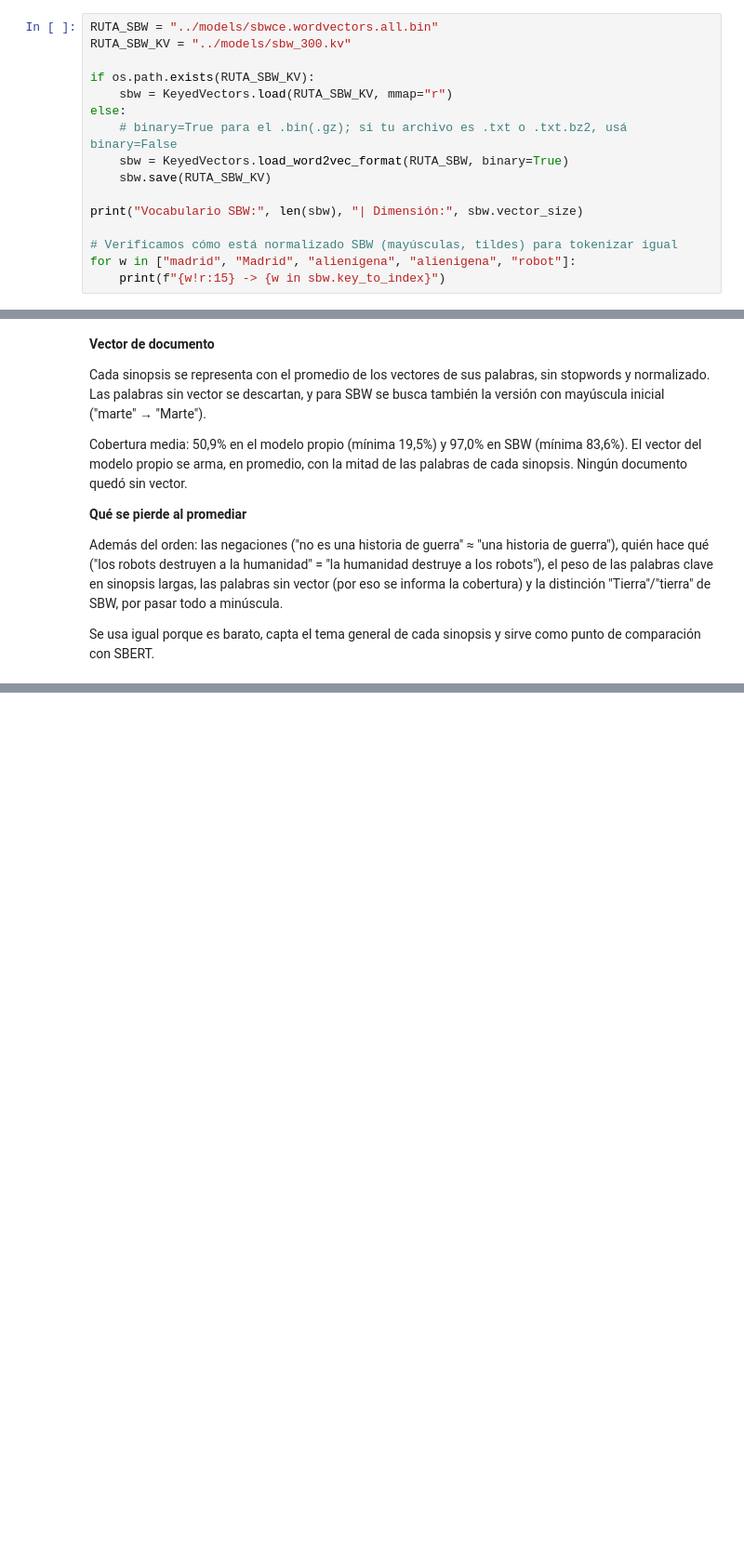
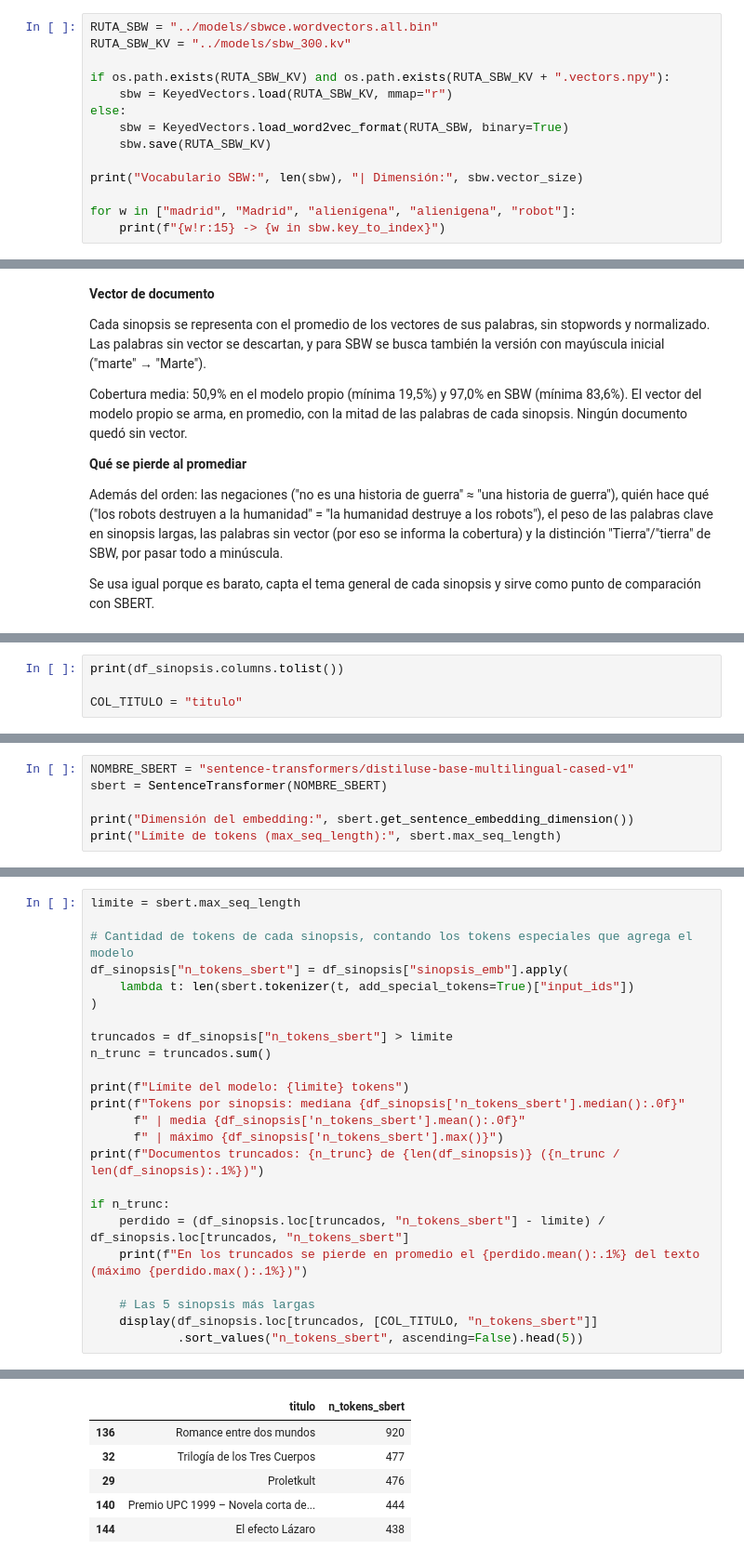
Before and after one commit to Franrnn/TUIA-NLP, a Jupyter notebook: src/TP2_embeddings_busqueda_semantica.ipynb, the cells around one changed output, grey strips where cells are left out. Shown at 93% size. Drawn from its saved outputs; the diff is of its cells as text; blank space fills up the shorter version.

```diff
--- a/src/TP2_embeddings_busqueda_semantica.ipynb
+++ b/src/TP2_embeddings_busqueda_semantica.ipynb
@@ -258,16 +258,14 @@ Se descargó el binario indicado como SBW-vectors-300-min5 desde la página ofic
 RUTA_SBW = "../models/sbwce.wordvectors.all.bin"
 RUTA_SBW_KV = "../models/sbw_300.kv"
 
-if os.path.exists(RUTA_SBW_KV):
+if os.path.exists(RUTA_SBW_KV) and os.path.exists(RUTA_SBW_KV + ".vectors.npy"):
     sbw = KeyedVectors.load(RUTA_SBW_KV, mmap="r")
 else:
-    # binary=True para el .bin(.gz); si tu archivo es .txt o .txt.bz2, usá binary=False
     sbw = KeyedVectors.load_word2vec_format(RUTA_SBW, binary=True)
     sbw.save(RUTA_SBW_KV)
 
 print("Vocabulario SBW:", len(sbw), "| Dimensión:", sbw.vector_size)
 
-# Verificamos cómo está normalizado SBW (mayúsculas, tildes) para tokenizar igual
 for w in ["madrid", "Madrid", "alienígena", "alienigena", "robot"]:
     print(f"{w!r:15} -> {w in sbw.key_to_index}")
 # %% [output]
@@ -427,0 +430,4 @@ Se usa igual porque es barato, capta el tema general de cada sinopsis y sirve co
+# %%
+print(df_sinopsis.columns.tolist())
+
+COL_TITULO = "titulo"
@@ -427,0 +436,6 @@ Se usa igual porque es barato, capta el tema general de cada sinopsis y sirve co
+# %%
+NOMBRE_SBERT = "sentence-transformers/distiluse-base-multilingual-cased-v1"
+sbert = SentenceTransformer(NOMBRE_SBERT)
+
+print("Dimensión del embedding:", sbert.get_sentence_embedding_dimension())
+print("Límite de tokens (max_seq_length):", sbert.max_seq_length)
@@ -427,0 +446,25 @@ Se usa igual porque es barato, capta el tema general de cada sinopsis y sirve co
+# %%
+limite = sbert.max_seq_length
+
+# Cantidad de tokens de cada sinopsis, contando los tokens especiales que agrega el modelo
+df_sinopsis["n_tokens_sbert"] = df_sinopsis["sinopsis_emb"].apply(
+    lambda t: len(sbert.tokenizer(t, add_special_tokens=True)["input_ids"])
+)
+
+truncados = df_sinopsis["n_tokens_sbert"] > limite
+n_trunc = truncados.sum()
+
+print(f"Límite del modelo: {limite} tokens")
+print(f"Tokens por sinopsis: mediana {df_sinopsis['n_tokens_sbert'].median():.0f}"
+      f" | media {df_sinopsis['n_tokens_sbert'].mean():.0f}"
+      f" | máximo {df_sinopsis['n_tokens_sbert'].max()}")
+print(f"Documentos truncados: {n_trunc} de {len(df_sinopsis)} ({n_trunc / len(df_sinopsis):.1%})")
+
+if n_trunc:
+    perdido = (df_sinopsis.loc[truncados, "n_tokens_sbert"] - limite) / df_sinopsis.loc[truncados, "n_tokens_sbert"]
+    print(f"En los truncados se pierde en promedio el {perdido.mean():.1%} del texto (máximo {perdido.max():.1%})")
+
+    # Las 5 sinopsis más largas
+    display(df_sinopsis.loc[truncados, [COL_TITULO, "n_tokens_sbert"]]
+            .sort_values("n_tokens_sbert", ascending=False).head(5))
+# %% [output]
@@ -427,0 +476,6 @@ Se usa igual porque es barato, capta el tema general de cada sinopsis y sirve co
+|  | titulo | n_tokens_sbert |
+| 136 | Romance entre dos mundos | 920 |
+| 32 | Trilogía de los Tres Cuerpos | 477 |
+| 29 | Proletkult | 476 |
+| 140 | Premio UPC 1999 – Novela corta de... | 444 |
+| 144 | El efecto Lázaro | 438 |
```
Also changed, not shown: parts of 10 cells of this notebook, 2 other files.
